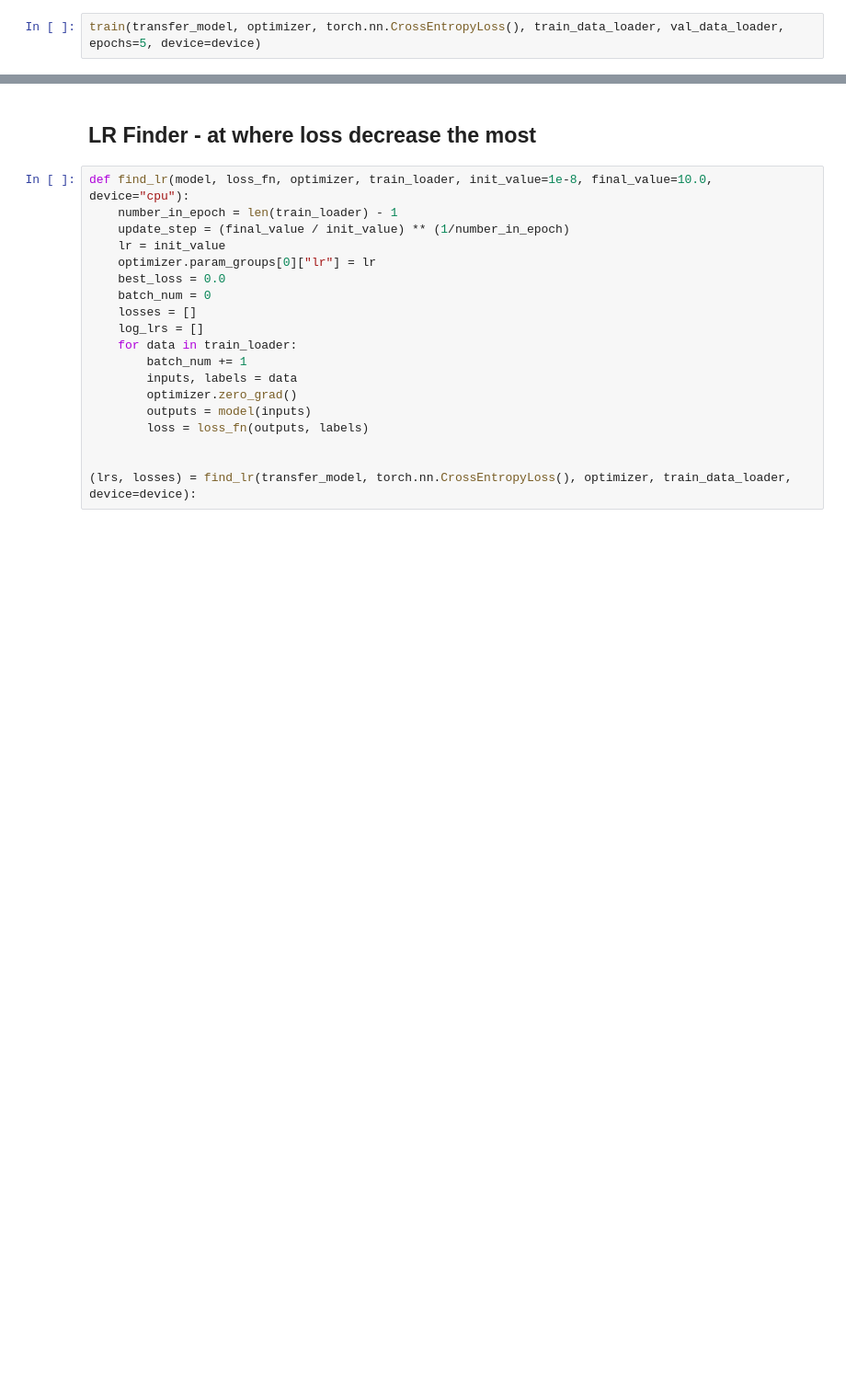
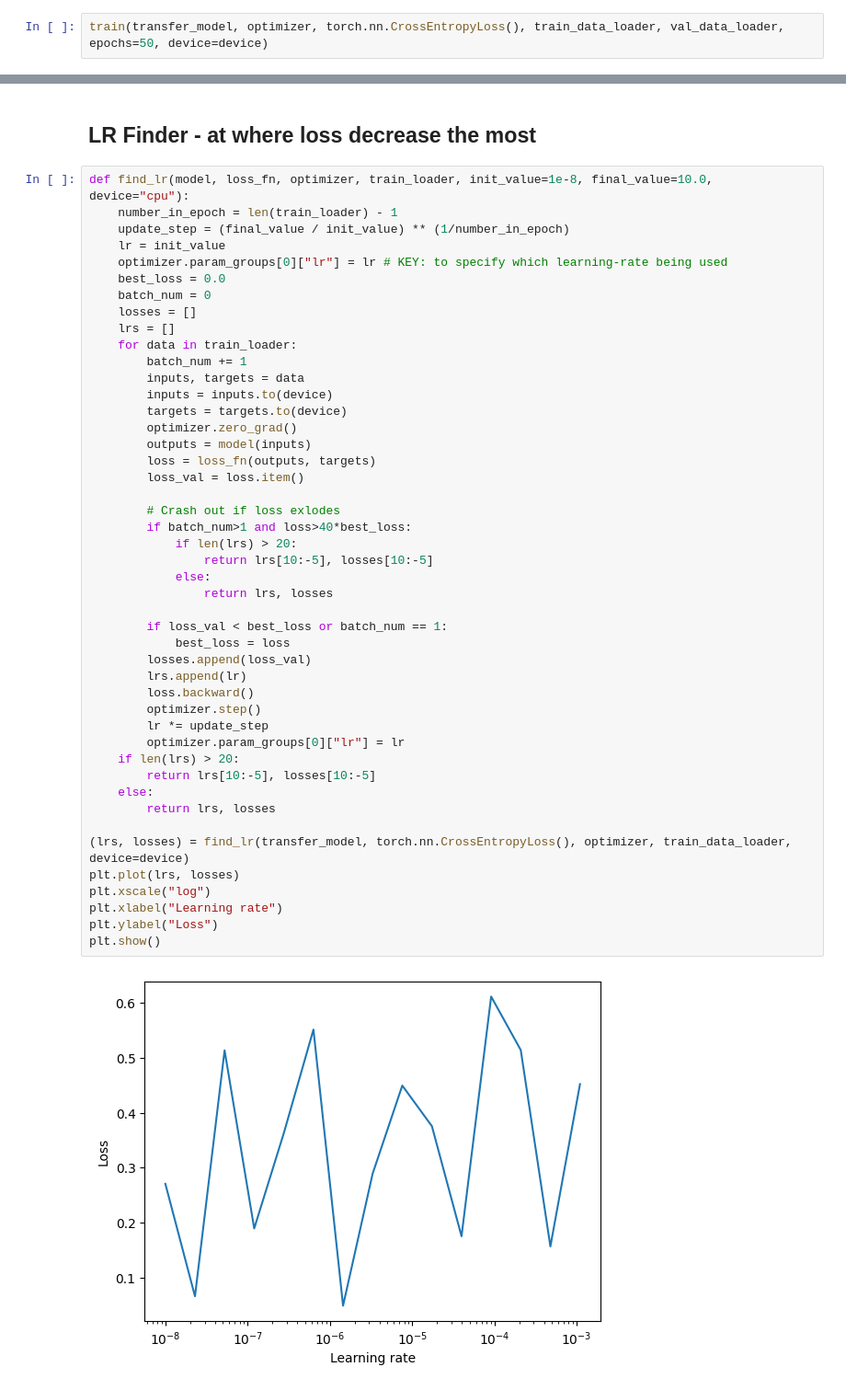
Before and after one commit to PHM1605/programming-pytorch-for-deep-learning-pointer, a Jupyter notebook: chapter4.ipynb, the cells around one changed output, grey strips where cells are left out. Shown at 92% size. Drawn from its saved outputs; the diff is of its cells as text; blank space fills up the shorter version.

```diff
--- a/chapter4.ipynb
+++ b/chapter4.ipynb
@@ -98,5 +98,5 @@ def train(model, optimizer, loss_fn, train_loader, val_loader, epochs, device):
 
         print("Epoch: {}, Training Loss: {:.2f}, Validation Loss: {:.2f}, accuracy: {:.2f}".format(epoch, training_loss, valid_loss, num_correct/num_examples))
 # %%
-train(transfer_model, optimizer, torch.nn.CrossEntropyLoss(), train_data_loader, val_data_loader, epochs=5, device=device)
+train(transfer_model, optimizer, torch.nn.CrossEntropyLoss(), train_data_loader, val_data_loader, epochs=50, device=device)
 # %% [output]
@@ -110,19 +122,48 @@ Epoch: 4, Training Loss: 0.17, Validation Loss: 0.72, accuracy: 0.78
 # %%
 def find_lr(model, loss_fn, optimizer, train_loader, init_value=1e-8, final_value=10.0, device="cpu"):
     number_in_epoch = len(train_loader) - 1
     update_step = (final_value / init_value) ** (1/number_in_epoch)
     lr = init_value
-    optimizer.param_groups[0]["lr"] = lr
+    optimizer.param_groups[0]["lr"] = lr # KEY: to specify which learning-rate being used
     best_loss = 0.0
     batch_num = 0
     losses = []
-    log_lrs = []
+    lrs = []
     for data in train_loader:
         batch_num += 1
-        inputs, labels = data
+        inputs, targets = data
+        inputs = inputs.to(device)
+        targets = targets.to(device)
         optimizer.zero_grad()
         outputs = model(inputs)
-        loss = loss_fn(outputs, labels)
+        loss = loss_fn(outputs, targets)
+        loss_val = loss.item()
 
+        # Crash out if loss exlodes
+        if batch_num>1 and loss>40*best_loss:
+            if len(lrs) > 20:
+                return lrs[10:-5], losses[10:-5]
+            else:
+                return lrs, losses
 
-(lrs, losses) = find_lr(transfer_model, torch.nn.CrossEntropyLoss(), optimizer, train_data_loader, device=device):
+        if loss_val < best_loss or batch_num == 1:
+            best_loss = loss
+        losses.append(loss_val)
+        lrs.append(lr)
+        loss.backward()
+        optimizer.step()
+        lr *= update_step
+        optimizer.param_groups[0]["lr"] = lr
+    if len(lrs) > 20:
+        return lrs[10:-5], losses[10:-5]
+    else:
+        return lrs, losses
+
+(lrs, losses) = find_lr(transfer_model, torch.nn.CrossEntropyLoss(), optimizer, train_data_loader, device=device)
+plt.plot(lrs, losses)
+plt.xscale("log")
+plt.xlabel("Learning rate")
+plt.ylabel("Loss")
+plt.show()
+# %% [output]
+[figure, added]
```
Also changed, not shown: parts of 16 cells of this notebook.
